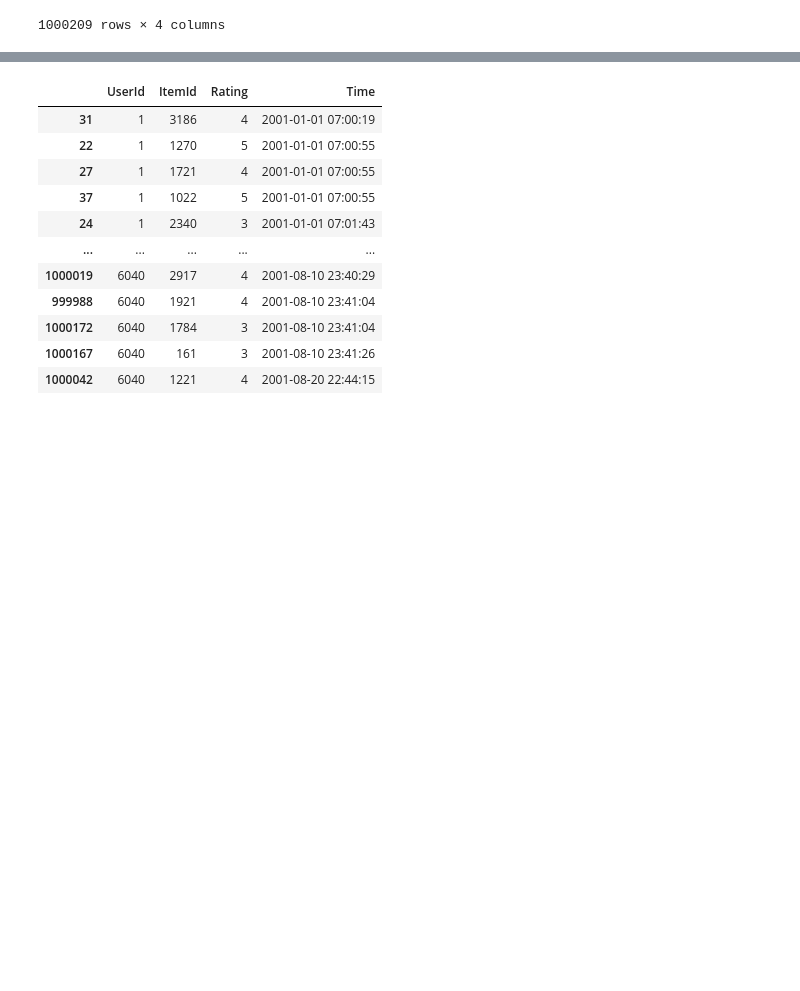
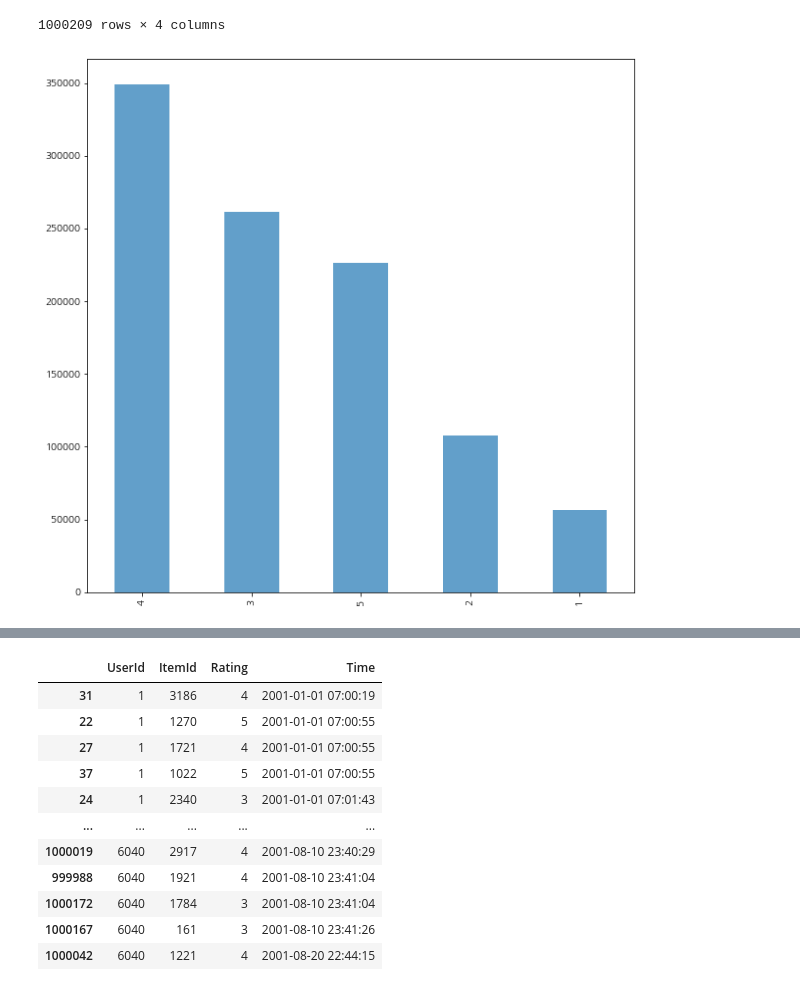
Before and after one commit to zoohoney/workplace, a Jupyter notebook: E-17]Movie-SBR.ipynb, the cells around one changed output, grey strips where cells are left out. Cells and saved outputs as stored; diff of their text form; code cells hidden in the pictures; blank space fills up the shorter version.

```diff
--- a/E-17]Movie-SBR.ipynb
+++ b/E-17]Movie-SBR.ipynb
@@ -41,3 +37,9 @@ data
 | 1000167 | 6040 | 161 | 3 | 997454486 |
 | 1000042 | 6040 | 1221 | 4 | 998315055 |
 1000209 rows × 4 columns
+# %%
+import matplotlib.pyplot as plt
+data['Rating'].value_counts().plot(kind='bar',alpha=0.7,figsize=(10,10))
+plt.show()
+# %% [output]
+[figure, added]
```
Also changed, not shown: parts of 12 cells of this notebook.
